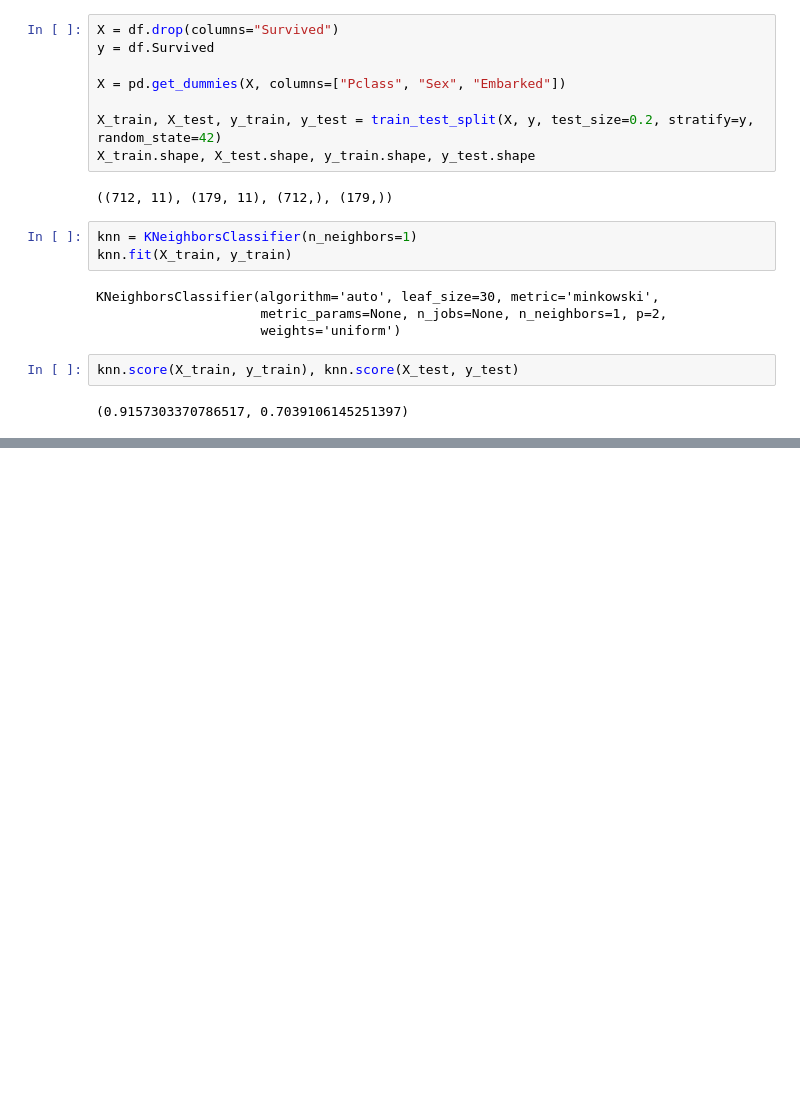
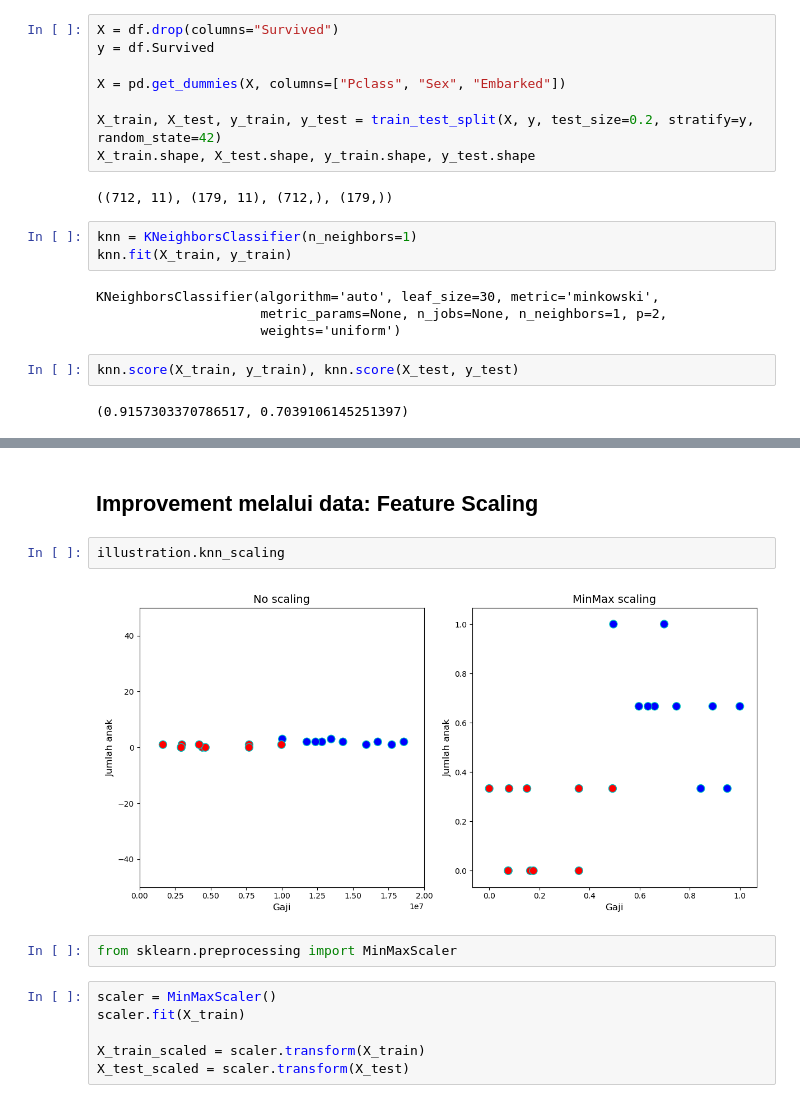
Before and after one commit to rendiwijiatmoko/Belajar-Mechine-Lerning, a Jupyter notebook: 04 - KNN & Scikit-learn/Part 2 - Machine Learning Essentials.ipynb, the cells around one changed output, grey strips where cells are left out. Saved outputs shown, nothing was run; the diff lists cells and outputs as text; blank space fills up the shorter version.

Commit message:
improvement melalui data

```diff
--- a/04 - KNN & Scikit-learn/Part 2 - Machine Learning Essentials.ipynb
+++ b/04 - KNN & Scikit-learn/Part 2 - Machine Learning Essentials.ipynb
@@ -107,0 +125,14 @@ knn.score(X_train, y_train), knn.score(X_test, y_test)
+# %% [markdown]
+## Improvement melalui data: Feature Scaling
+# %%
+illustration.knn_scaling
+# %% [output]
+[figure, added]
+# %%
+from sklearn.preprocessing import MinMaxScaler
+# %%
+scaler = MinMaxScaler()
+scaler.fit(X_train)
+
+X_train_scaled = scaler.transform(X_train)
+X_test_scaled = scaler.transform(X_test)
```
Also changed, not shown: parts of 7 cells of this notebook.
